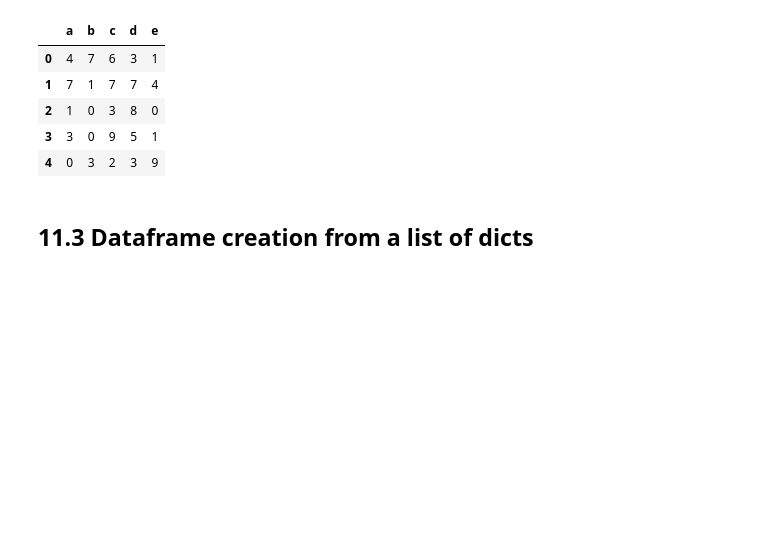
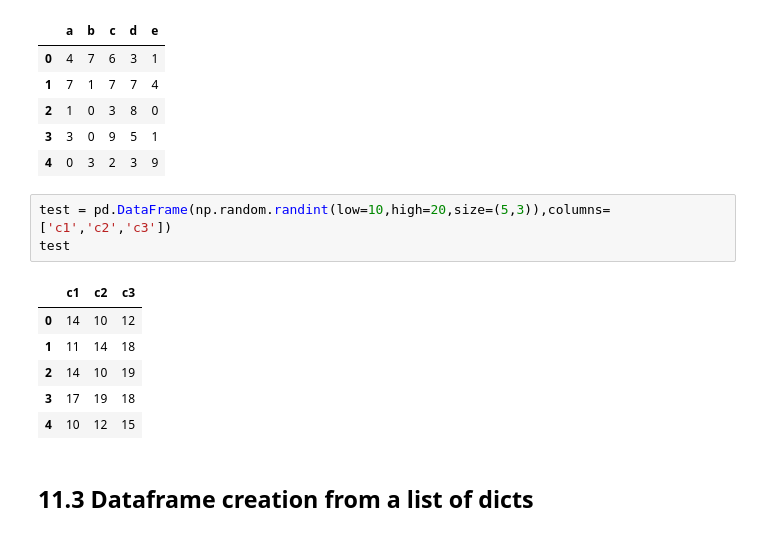
Before and after one commit to jspr-p/Week1-Introduction_to_Python, a Jupyter notebook: Introduction_to_Python.ipynb, the cells around one changed output. Saved outputs shown, nothing was run; the diff lists cells and outputs as text; blank space fills up the shorter version.

```diff
--- a/Introduction_to_Python.ipynb
+++ b/Introduction_to_Python.ipynb
@@ -1164,6 +1475,16 @@ df2
 | 2 | 1 | 0 | 3 | 8 | 0 |
 | 3 | 3 | 0 | 9 | 5 | 1 |
 | 4 | 0 | 3 | 2 | 3 | 9 |
+# %%
+test = pd.DataFrame(np.random.randint(low=10,high=20,size=(5,3)),columns=['c1','c2','c3'])
+test
+# %% [output]
+|  | c1 | c2 | c3 |
+| 0 | 14 | 10 | 12 |
+| 1 | 11 | 14 | 18 |
+| 2 | 14 | 10 | 19 |
+| 3 | 17 | 19 | 18 |
+| 4 | 10 | 12 | 15 |
 # %% [markdown]
 ## 11.3 Dataframe creation from a list of dicts
 # %%
```
Also changed, not shown: parts of 52 cells of this notebook.
